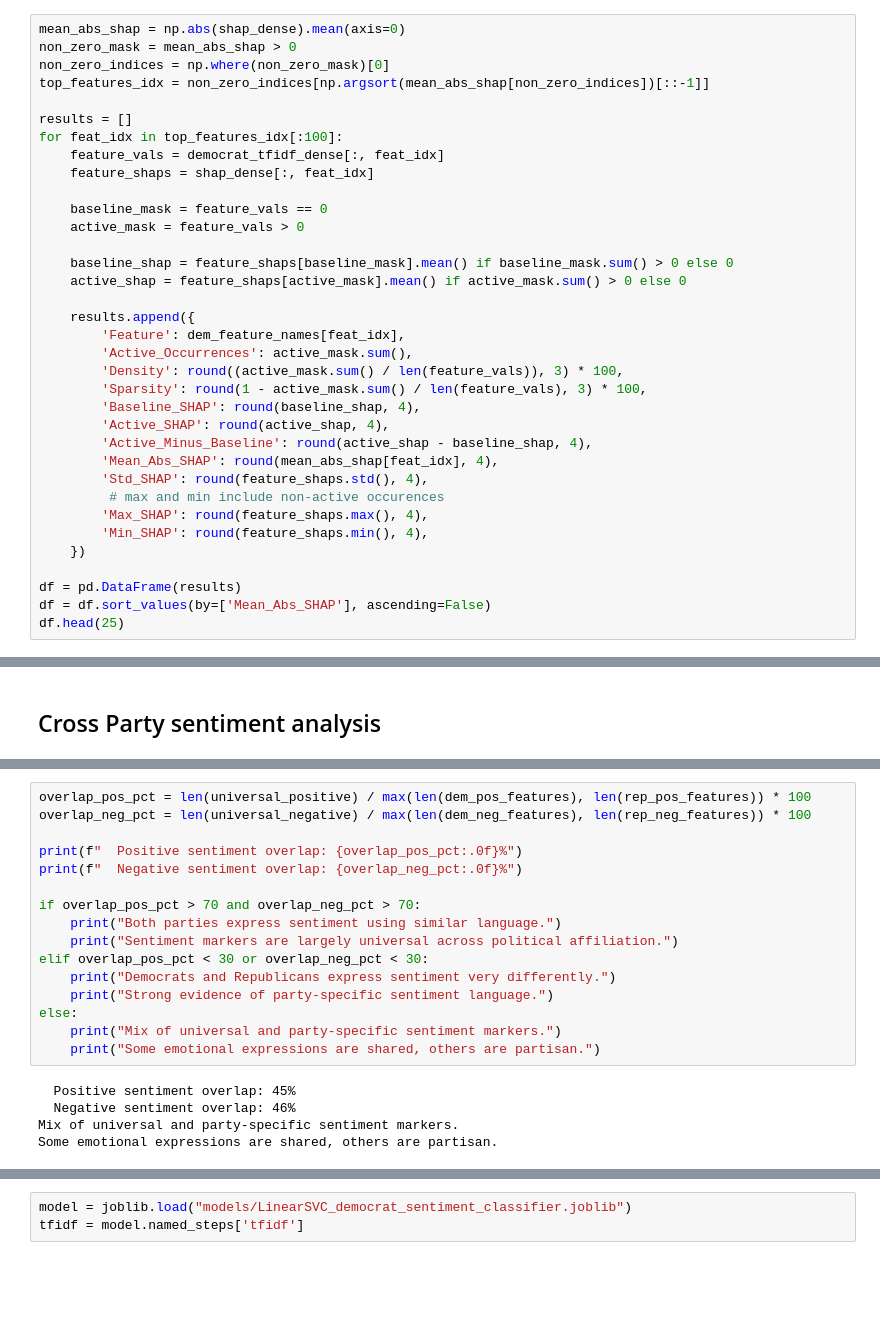
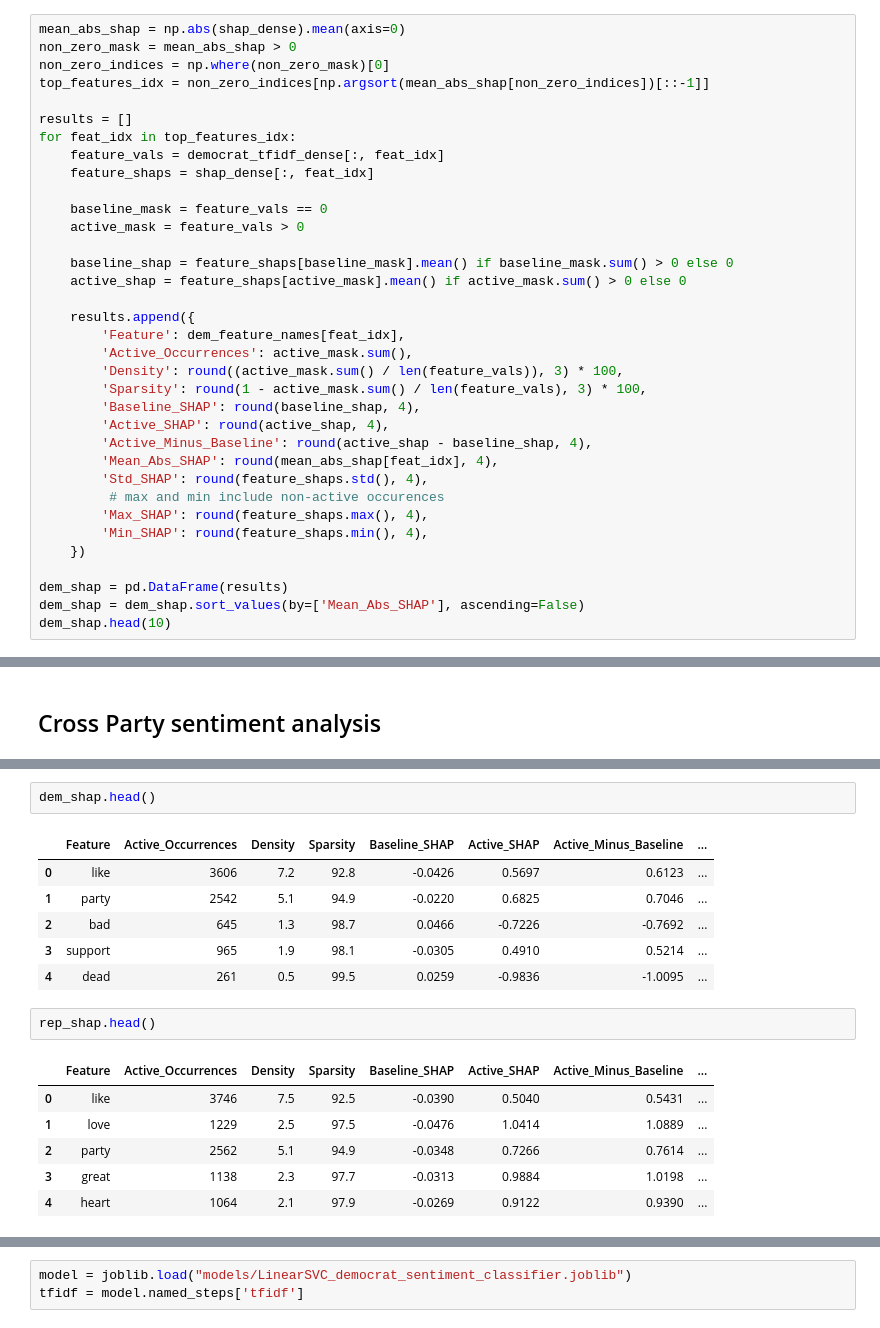
Before and after one commit to Birkbeck/msc-project-source-code-files-24-25-tayyib-saddique, a Jupyter notebook: x_processing/shap.ipynb, the cells around one changed output, grey strips where cells are left out. Cells and saved outputs as stored; diff of their text form; blank space fills up the shorter version.

```diff
--- a/x_processing/shap.ipynb
+++ b/x_processing/shap.ipynb
@@ -528,7 +528,7 @@ non_zero_indices = np.where(non_zero_mask)[0]
 top_features_idx = non_zero_indices[np.argsort(mean_abs_shap[non_zero_indices])[::-1]]
 
 results = []
-for feat_idx in top_features_idx[:100]:
+for feat_idx in top_features_idx:
     feature_vals = democrat_tfidf_dense[:, feat_idx]
     feature_shaps = shap_dense[:, feat_idx]
 
@@ -553,9 +553,9 @@ for feat_idx in top_features_idx[:100]:
         'Min_SHAP': round(feature_shaps.min(), 4),
     })
 
-df = pd.DataFrame(results)
-df = df.sort_values(by=['Mean_Abs_SHAP'], ascending=False)
-df.head(25)
+dem_shap = pd.DataFrame(results)
+dem_shap = dem_shap.sort_values(by=['Mean_Abs_SHAP'], ascending=False)
+dem_shap.head(10)
 # %% [output]
 |  | Feature | Active_Occurrences | Density | Sparsity | Baseline_SHAP | Active_SHAP | Active_Minus_Baseline | ... |
 | 0 | like | 3606 | 7.2 | 92.8 | -0.0426 | 0.5697 | 0.6123 | ... |
@@ -1307,21 +1050,18 @@ hell republican    -0.490110              1
-# %%
-overlap_pos_pct = len(universal_positive) / max(len(dem_pos_features), len(rep_pos_features)) * 100
-overlap_neg_pct = len(universal_negative) / max(len(dem_neg_features), len(rep_neg_features)) * 100
-
-print(f"  Positive sentiment overlap: {overlap_pos_pct:.0f}%")
-print(f"  Negative sentiment overlap: {overlap_neg_pct:.0f}%")
-
-if overlap_pos_pct > 70 and overlap_neg_pct > 70:
-    print("Both parties express sentiment using similar language.")
-    print("Sentiment markers are largely universal across political affiliation.")
-elif overlap_pos_pct < 30 or overlap_neg_pct < 30:
-    print("Democrats and Republicans express sentiment very differently.")
-    print("Strong evidence of party-specific sentiment language.")
-else:
-    print("Mix of universal and party-specific sentiment markers.")
-    print("Some emotional expressions are shared, others are partisan.")
-# %% [output]
-  Positive sentiment overlap: 45%
-  Negative sentiment overlap: 46%
-Mix of universal and party-specific sentiment markers.
-Some emotional expressions are shared, others are partisan.
+# %%
+dem_shap.head()
+# %% [output]
+|  | Feature | Active_Occurrences | Density | Sparsity | Baseline_SHAP | Active_SHAP | Active_Minus_Baseline | ... |
+| 0 | like | 3606 | 7.2 | 92.8 | -0.0426 | 0.5697 | 0.6123 | ... |
+| 1 | party | 2542 | 5.1 | 94.9 | -0.0220 | 0.6825 | 0.7046 | ... |
+| 2 | bad | 645 | 1.3 | 98.7 | 0.0466 | -0.7226 | -0.7692 | ... |
+| 3 | support | 965 | 1.9 | 98.1 | -0.0305 | 0.4910 | 0.5214 | ... |
+| 4 | dead | 261 | 0.5 | 99.5 | 0.0259 | -0.9836 | -1.0095 | ... |
+# %%
+rep_shap.head()
+# %% [output]
+|  | Feature | Active_Occurrences | Density | Sparsity | Baseline_SHAP | Active_SHAP | Active_Minus_Baseline | ... |
+| 0 | like | 3746 | 7.5 | 92.5 | -0.0390 | 0.5040 | 0.5431 | ... |
+| 1 | love | 1229 | 2.5 | 97.5 | -0.0476 | 1.0414 | 1.0889 | ... |
+| 2 | party | 2562 | 5.1 | 94.9 | -0.0348 | 0.7266 | 0.7614 | ... |
+| 3 | great | 1138 | 2.3 | 97.7 | -0.0313 | 0.9884 | 1.0198 | ... |
+| 4 | heart | 1064 | 2.1 | 97.9 | -0.0269 | 0.9122 | 0.9390 | ... |
```
Also changed, not shown: parts of 15 cells of this notebook.
